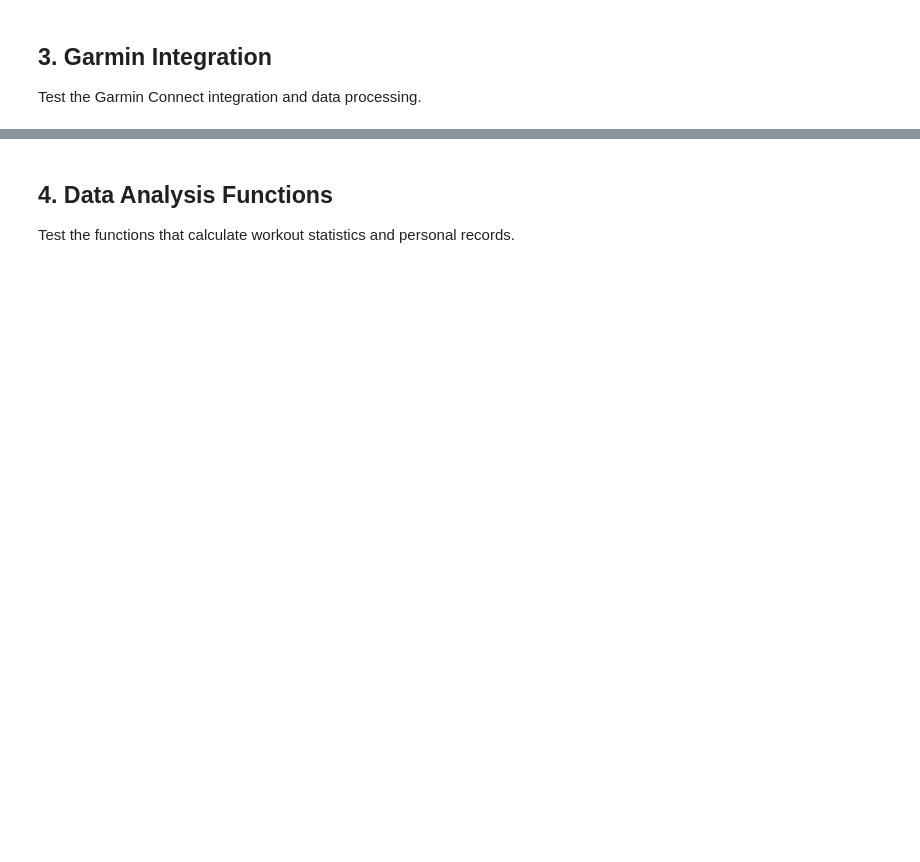
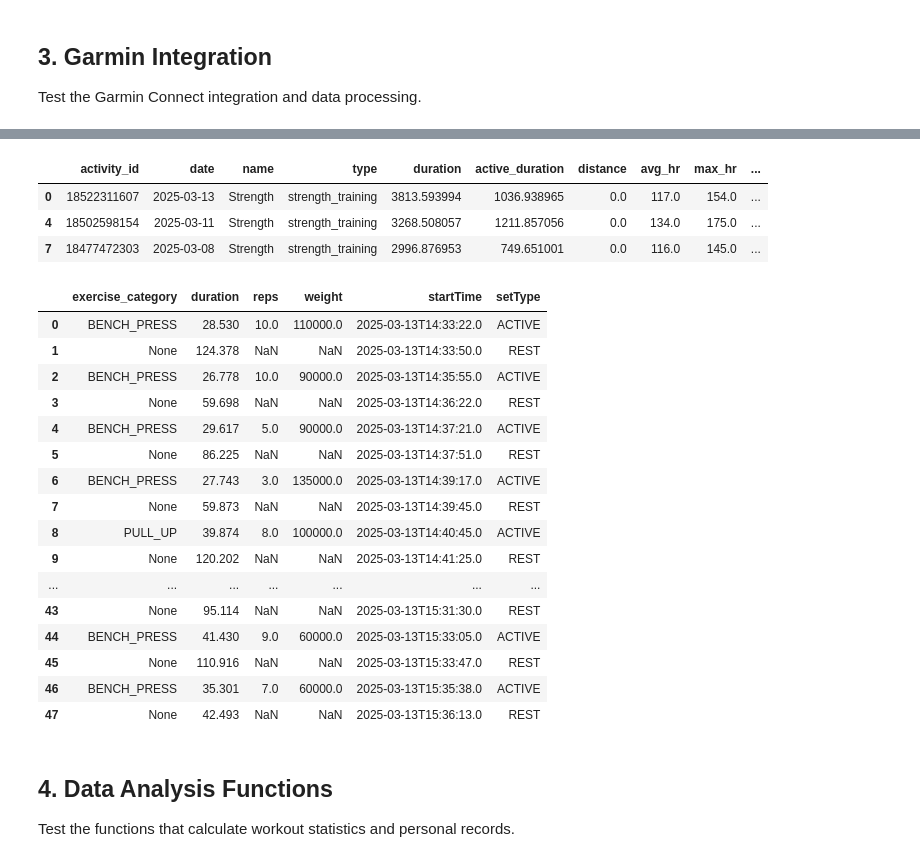
Before and after one commit to rubenchapus/gym_dashboard, a Jupyter notebook: notebooks/gym_dashboard_tutorial.ipynb, the cells around one changed output, grey strips where cells are left out. Cells and saved outputs as stored; diff of their text form; code cells hidden in the pictures; blank space fills up the shorter version.

Commit message:
progress with Garmin data

```diff
--- a/notebooks/gym_dashboard_tutorial.ipynb
+++ b/notebooks/gym_dashboard_tutorial.ipynb
@@ -202,3 +208,33 @@ Sample of Garmin data:
+# %%
+# only get the strength_training type
+garmin_data = garmin_data[garmin_data['type'] == 'strength_training']
+garmin_data
+# %% [output]
+|  | activity_id | date | name | type | duration | active_duration | distance | avg_hr | max_hr | ... |
+| 0 | 18522311607 | 2025-03-13 | Strength | strength_training | 3813.593994 | 1036.938965 | 0.0 | 117.0 | 154.0 | ... |
+| 4 | 18502598154 | 2025-03-11 | Strength | strength_training | 3268.508057 | 1211.857056 | 0.0 | 134.0 | 175.0 | ... |
+| 7 | 18477472303 | 2025-03-08 | Strength | strength_training | 2996.876953 | 749.651001 | 0.0 | 116.0 | 145.0 | ... |
+# %%
+sets_data = garmin_loader.get_exercise_sets(18522311607)
+sets_data
+# %% [output]
+|  | exercise_category | duration | reps | weight | startTime | setType |
+| 0 | BENCH_PRESS | 28.530 | 10.0 | 110000.0 | 2025-03-13T14:33:22.0 | ACTIVE |
+| 1 | None | 124.378 | NaN | NaN | 2025-03-13T14:33:50.0 | REST |
+| 2 | BENCH_PRESS | 26.778 | 10.0 | 90000.0 | 2025-03-13T14:35:55.0 | ACTIVE |
+| 3 | None | 59.698 | NaN | NaN | 2025-03-13T14:36:22.0 | REST |
+| 4 | BENCH_PRESS | 29.617 | 5.0 | 90000.0 | 2025-03-13T14:37:21.0 | ACTIVE |
+| 5 | None | 86.225 | NaN | NaN | 2025-03-13T14:37:51.0 | REST |
+| 6 | BENCH_PRESS | 27.743 | 3.0 | 135000.0 | 2025-03-13T14:39:17.0 | ACTIVE |
+| 7 | None | 59.873 | NaN | NaN | 2025-03-13T14:39:45.0 | REST |
+| 8 | PULL_UP | 39.874 | 8.0 | 100000.0 | 2025-03-13T14:40:45.0 | ACTIVE |
+| 9 | None | 120.202 | NaN | NaN | 2025-03-13T14:41:25.0 | REST |
+| ... | ... | ... | ... | ... | ... | ... |
+| 43 | None | 95.114 | NaN | NaN | 2025-03-13T15:31:30.0 | REST |
+| 44 | BENCH_PRESS | 41.430 | 9.0 | 60000.0 | 2025-03-13T15:33:05.0 | ACTIVE |
+| 45 | None | 110.916 | NaN | NaN | 2025-03-13T15:33:47.0 | REST |
+| 46 | BENCH_PRESS | 35.301 | 7.0 | 60000.0 | 2025-03-13T15:35:38.0 | ACTIVE |
+| 47 | None | 42.493 | NaN | NaN | 2025-03-13T15:36:13.0 | REST |
 # %% [markdown]
 ## 4. Data Analysis Functions
 
```
Also changed, not shown: parts of 6 cells of this notebook, 1 other file.
